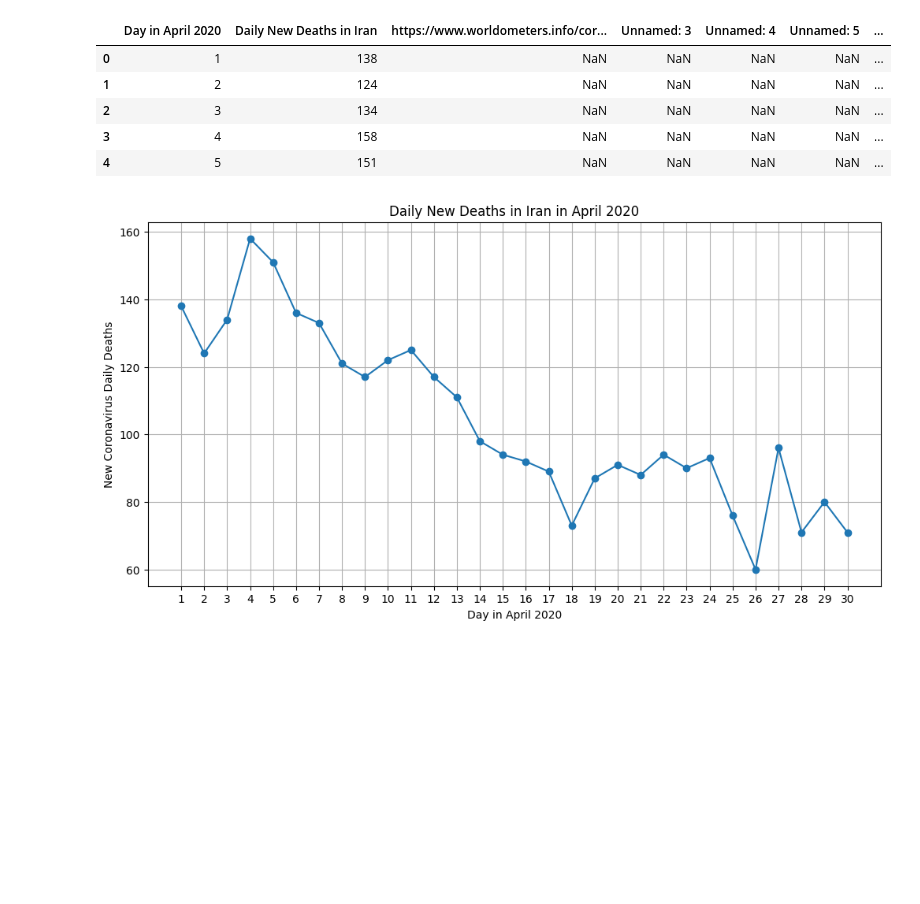
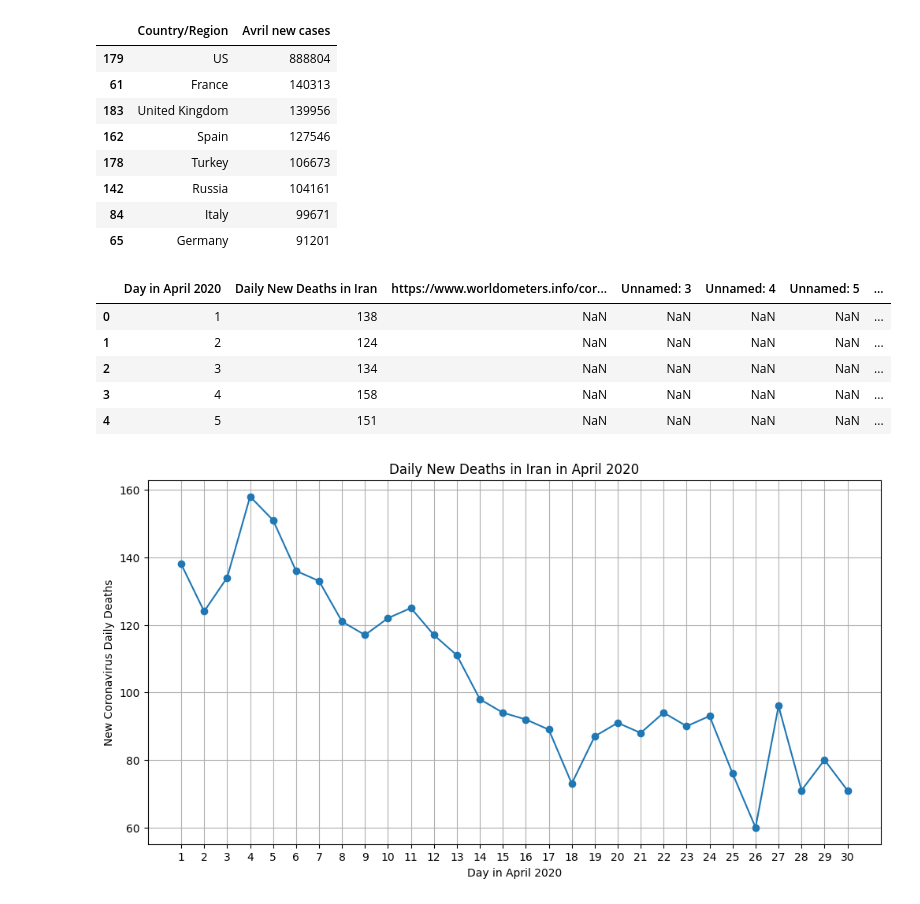
Before and after one commit to MahdiAhmadiKamal/PyLearn7-Data-Science, a Jupyter notebook: PyLearn7-Assignment39/Covid-19 statistics/covid-19.ipynb, the cells around one changed output. Drawn from its saved outputs; the diff is of its cells as text; code cells hidden in the pictures; blank space fills up the shorter version.

```diff
--- a/PyLearn7-Assignment39/Covid-19 statistics/covid-19.ipynb
+++ b/PyLearn7-Assignment39/Covid-19 statistics/covid-19.ipynb
@@ -18,3 +21,24 @@ data.head(9)
+# %%
+#converting the type of Date Field from string to datetime
+data['Date'] = pd.to_datetime(data['Date'])
+
+#creating YearMonth field for the ease of reporting and visualization
+data['YearMonth'] = data['Date'].map(lambda date: 100*date.year + date.month)
+
+data['Avril new cases'] = data['New cases']
+tx_revenue = data.groupby(['Country/Region'])['Avril new cases'].sum().reset_index()
+tx_revenue = tx_revenue.sort_values(by='Avril new cases', ascending=False)
+tx_revenue.head(8)
+# %% [output]
+|  | Country/Region | Avril new cases |
+| 179 | US | 888804 |
+| 61 | France | 140313 |
+| 183 | United Kingdom | 139956 |
+| 162 | Spain | 127546 |
+| 178 | Turkey | 106673 |
+| 142 | Russia | 104161 |
+| 84 | Italy | 99671 |
+| 65 | Germany | 91201 |
 # %%
 data1 = pd.read_csv("Covid-19_Iran.csv")
 data1.head()
```
Also changed, not shown: parts of 1 cell of this notebook, 5 other files.
